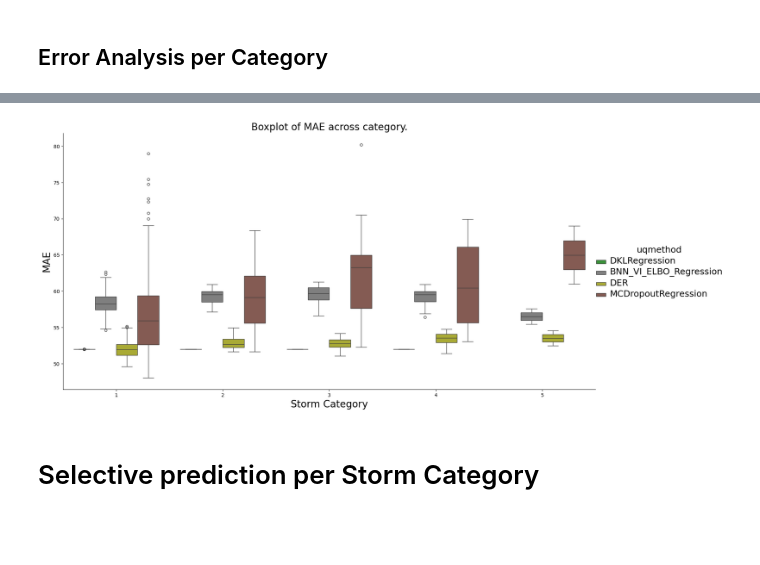
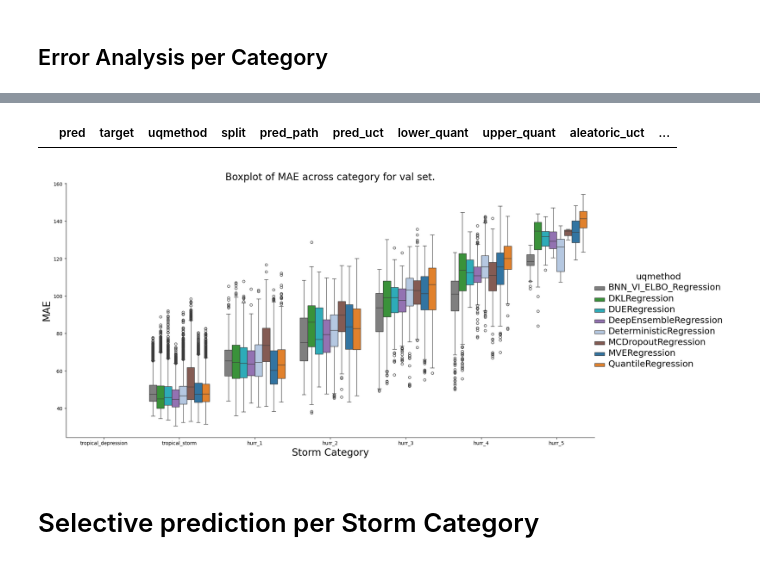
Before and after one commit to nilsleh/tropical_cyclone_uq, a Jupyter notebook: src/results_tropical.ipynb, the cells around one changed output, grey strips where cells are left out. Saved outputs shown, nothing was run; the diff lists cells and outputs as text; code cells hidden in the pictures; blank space fills up the shorter version.

```diff
--- a/src/results_tropical.ipynb
+++ b/src/results_tropical.ipynb
@@ -107,7 +169,7 @@ def compute_overview_df(paths):
         date = datetime.strptime(date_str, '%m-%d-%Y')
         # exp_dict["date"] = datetime.strptime(date_string, datetime_format)
         exp_dict["pred_path"] = path
-        exp_dict["conf_path"] = path.replace("predictions.csv", "config.yaml")
+        exp_dict["conf_path"] = path.replace("preds.csv", "config.yaml")
         exp_dict["metric_path"] = os.path.join(os.path.dirname(path), "csv_logs", "version_0", "metrics.csv")
         overview_df = pd.concat([overview_df, pd.DataFrame(exp_dict, index=[idx])])
 
@@ -402,7 +556,7 @@ all_test_pred_df[all_test_pred_df["pred_uct"].isna()]
 ## Dataframe with Metrics per Category
 # %%
 group_cols = ["uqmethod", "pred_path", "storm_category"]
-category_df = all_test_pred_df.groupby(by=group_cols)[["mse", "mae", "nll", "pred_uct"]].mean()
+category_df = all_test_pred_df.groupby(by=group_cols, observed=False)[["mse", "mae", "nll", "pred_uct"]].mean()
 category_df.reset_index(inplace=True)
 category_df.rename(columns={"pred_uct": "sharpness"}, inplace=True)
 category_df["rmse"] = category_df["mse"] ** 0.5
@@ -417,11 +571,13 @@ category_df = category_df[~((category_df['uqmethod'] == 'DKLRegression') & categ
 del category_df["contains"]
 # compute other metrics of interest
 quantile = 0.95
-result = all_test_pred_df[all_test_pred_df["uqmethod"]!="BaseModel"].groupby(group_cols).apply(lambda x: uct.get_proportion_in_interval(x["pred"].values, x['pred_uct'].values, x['target'].values, quantile=quantile)).reset_index()
+result = all_test_pred_df[all_test_pred_df["uqmethod"]!="DeterministicRegression"].groupby(group_cols, observed=False).apply(lambda x: uct.get_proportion_in_interval(x["pred"].values, x['pred_uct'].values, x['target'].values, quantile=quantile)).reset_index()
 result.rename(columns={0: f"proportion_in_{quantile}_interval"}, inplace=True)
 
 category_df = pd.merge(category_df, result, how="left", left_on=group_cols, right_on=group_cols)
 
+columns_to_check = ["mse", "mae", "nll", "sharpness", "rmse"]
+category_df = category_df.dropna(subset=columns_to_check)
 category_df
 # %% [output]
 |  | uqmethod | pred_path | storm_category | mse | mae | nll | sharpness | rmse | split | ... |
@@ -454,19 +617,19 @@ with pd.option_context('display.max_colwidth', None):
 # %%
 # Make latex table
-category_columns = ["rmse", "nll"]
-splits = category_df["storm_category"].unique()
+metric_columns = ["rmse", "nll"]
 
-columns = pd.MultiIndex.from_product([splits, category_columns])
+table_labels = category_df["storm_category"].unique()
+print(table_labels)
+columns = pd.MultiIndex.from_product([table_labels, metric_columns])
 combined_df = pd.DataFrame(columns=columns)
 
-latex_df = category_df[category_df["split"]=="predictions"]
+latex_df = category_df[category_df["split"]=="preds_val"]
 
 # combined_df["uqmethod"] = tail_and_gap_selective_df["uqmethod"].unique()
-for split in splits:
+for split in table_labels:
     split_df = latex_df[latex_df["storm_category"]==split]
-    for metric in category_columns:
+    for metric in metric_columns:
         combined_df[(split, metric)] = split_df[metric].values
-    # print(combined_df)
 
 combined_df.insert(0, ("", "uqmethod"), latex_df["uqmethod"].unique())
 combined_df= combined_df.round(3)
@@ -517,10 +701,10 @@ uqmethod & rmse $\downarrow$ & nll $\downarrow$ & rmse $\downarrow$ & nll $\down
 # %%
-split = "test"
+split = "val"
 
 if split == "train":
     plot_cat_df = category_df[category_df["split"] == "preds_train"]
 else:
-    plot_cat_df = category_df[category_df["split"] == "preds"]
+    plot_cat_df = category_df[category_df["split"] == "preds_val"]
 # plot per category
 fig, axes = plt.subplots(2, 2, figsize=(12,8))
 
@@ -543,6 +727,7 @@ for i, metric in enumerate(metrics):
     axes[row, col].set_title(f'{metric}')
 
     # Add legend
+    # axes[row, col].set_xticklabels(present_labels)
     # axes[row, col].legend(loc='upper right')
 
 # set the linewidths to the copies
@@ -681,30 +862,36 @@ all_test_pred_df
+# %%
+all_test_pred_df[all_test_pred_df["storm_category"]=="tropical_depression"]
+# %% [output]
+|  | pred | target | uqmethod | split | pred_path | pred_uct | lower_quant | upper_quant | aleatoric_uct | ... |
 # %%
-g = sns.catplot(all_test_pred_df[all_test_pred_df["uqmethod"]!="DERModel"], kind="box", x="storm_category", y="pred", hue="uqmethod", height=8, aspect=2, palette=color_palette)
+split = "val"
+plot_df = all_test_pred_df[all_test_pred_df["split"]==f"preds_{split}.csv"]
+g = sns.catplot(plot_df, kind="box", x="storm_category", y="pred", hue="uqmethod", height=8, aspect=2, palette=color_palette)
 
 ax = g.ax
 
 # Add horizontal lines behind each x value group
 for i, artist in enumerate(ax.artists):
     if i % 2 == 0:  # Check if it's an even index (i.e., group separator)
         artist.set_edgecolor('black')  # Set the edge color to black
 
 
 # true_test_means = full_df[full_df["split"]=="test"].groupby("storm_category")["wind_speed"].mean().values
 # print(true_test_means)
 # pos_idx = np.linspace(0.1, 0.9, len(true_test_means))
 # # Add additional horizontal lines using axhline
 # for i, val in enumerate(true_test_means):
 #     print(i, val)
 #     ax.axhline(y=val, xmin=pos_idx[i]-0.1, xmax=pos_idx[i]+0.1, color='red', linestyle='--', linewidth=2)
 
-plt.title("Boxplot of MAE across category.", fontsize=20)
+plt.title(f"Boxplot of MAE across category for {split} set.", fontsize=20)
 plt.ylabel("MAE", fontsize=20)
 plt.xlabel("Storm Category", fontsize=20)
 plt.setp(g._legend.get_texts(), fontsize='18') # for legend text
 plt.setp(g._legend.get_title(), fontsize='18') # for legend title
 g._legend.set_bbox_to_anchor((1.07, 0.5))
 # %% [output]
-[figure, old version]
+[figure, new version]
 # %% [markdown]
 # Selective prediction per Storm Category
 # %%
```
Also changed, not shown: parts of 31 cells of this notebook, 3 other files.
